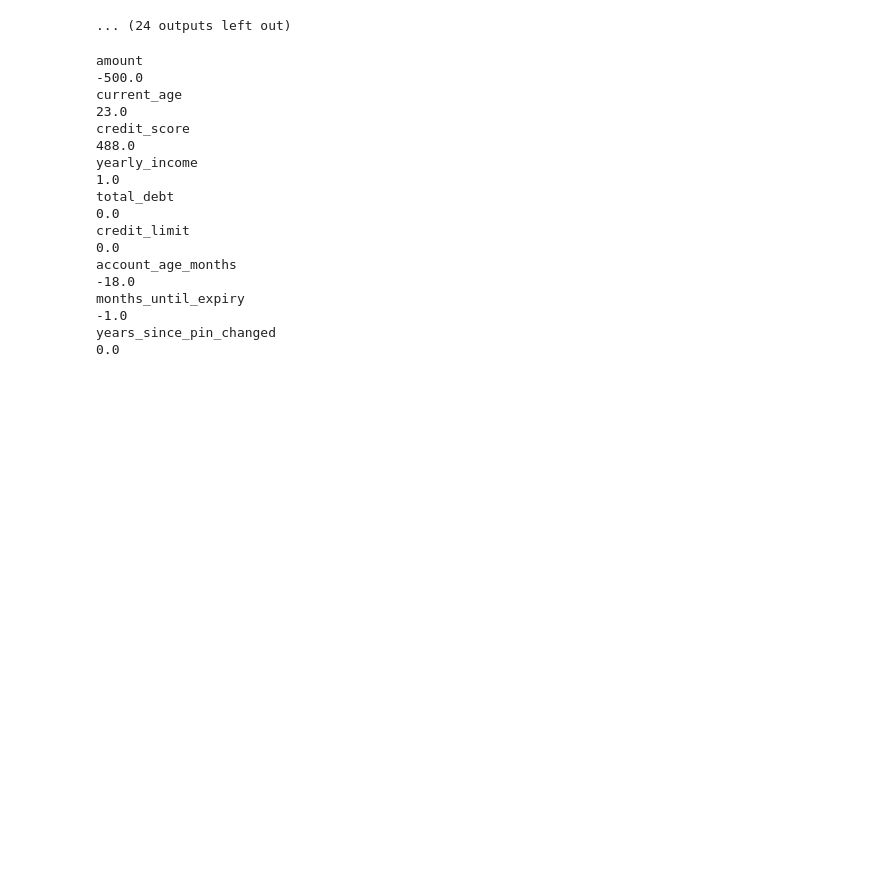
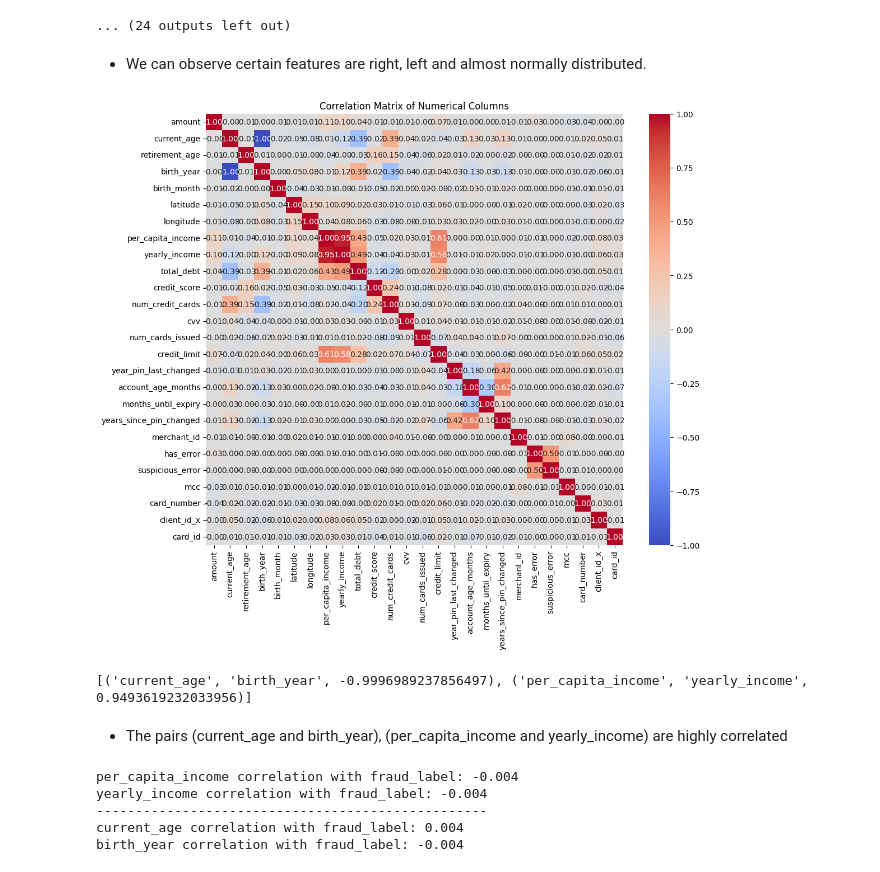
Before and after one commit to esr26/Kaggle-Projects, a Jupyter notebook: Financial Transaction Fraud/ft.ipynb, the cells around one changed output. Cells and saved outputs as stored; diff of their text form; code cells hidden in the pictures; blank space fills up the shorter version.

```diff
--- a/Financial Transaction Fraud/ft.ipynb
+++ b/Financial Transaction Fraud/ft.ipynb
@@ -527,31 +529,55 @@ Name: latitude, dtype: float64
 Skewness = -0.40, Kurtosis = -0.28
 [figure]
 ... (24 outputs left out)
-# %%
-numeric_cols = [
-    'amount', 'current_age', 'credit_score', 'yearly_income', 'total_debt',
-    'credit_limit', 'account_age_months', 'months_until_expiry', 'years_since_pin_changed'
-]
-
-for col in numeric_cols:
-    print(col)
-    print(final_df[col].min())
-# %% [output]
-amount
--500.0
-current_age
-23.0
-credit_score
-488.0
-yearly_income
-1.0
-total_debt
-0.0
-credit_limit
-0.0
-account_age_months
--18.0
-months_until_expiry
--1.0
-years_since_pin_changed
-0.0
+# %% [markdown]
+- We can observe certain features are right, left and almost normally distributed.
+# %%
+# Let's check for correlation between features
+numerical_cols = [
+    'amount', 'current_age', 'retirement_age', 'birth_year', 'birth_month',
+    'latitude', 'longitude', 'per_capita_income', 'yearly_income', 'total_debt',
+    'credit_score', 'num_credit_cards', 'cvv', 'num_cards_issued', 'credit_limit',
+    'year_pin_last_changed', 'account_age_months', 'months_until_expiry',
+    'years_since_pin_changed', 'merchant_id', 'has_error', 'suspicious_error',
+    'mcc', 'card_number', 'client_id_x', 'card_id'
+]
+
+corr_matrix = final_df[numerical_cols].corr()
+
+plt.figure(figsize=(12, 10))
+sns.heatmap(corr_matrix, annot=True, cmap='coolwarm', fmt='.2f', vmin=-1, vmax=1)
+plt.title('Correlation Matrix of Numerical Columns')
+plt.show()
+# %% [output]
+[figure, added]
+# %%
+# Let's remove one of the two columns which is highly correlated
+threshold = 0.8
+high_corr_pairs = []
+for i in range(len(corr_matrix.columns)):
+    for j in range(i + 1, len(corr_matrix.columns)):
+        if abs(corr_matrix.iloc[i, j]) > threshold:
+            high_corr_pairs.append((corr_matrix.columns[i], corr_matrix.columns[j], corr_matrix.iloc[i, j]))
+
+print(high_corr_pairs)
+# %% [output]
+[('current_age', 'birth_year', -0.9996989237856497), ('per_capita_income', 'yearly_income', 0.9493619232033956)]
+# %% [markdown]
+- The pairs (current_age and birth_year), (per_capita_income and yearly_income) are highly correlated
+# %%
+# Let's confirm the correlation of these features each other by comparing with 'fraud label'
+for col in ['per_capita_income', 'yearly_income']:
+    corr = final_df[[col, 'fraud_label']].corr().iloc[0, 1]
+    print(f"{col} correlation with fraud_label: {corr:.3f}")
+
+print("-"*50)
+
+for col in ["current_age", "birth_year"]:
+    corr = final_df[[col, "fraud_label"]].corr().iloc[0, 1]
+    print(f"{col} correlation with fraud_label: {corr:.3f}")
+# %% [output]
+per_capita_income correlation with fraud_label: -0.004
+yearly_income correlation with fraud_label: -0.004
+--------------------------------------------------
+current_age correlation with fraud_label: 0.004
+birth_year correlation with fraud_label: -0.004
```
Also changed, not shown: parts of 6 cells of this notebook.
